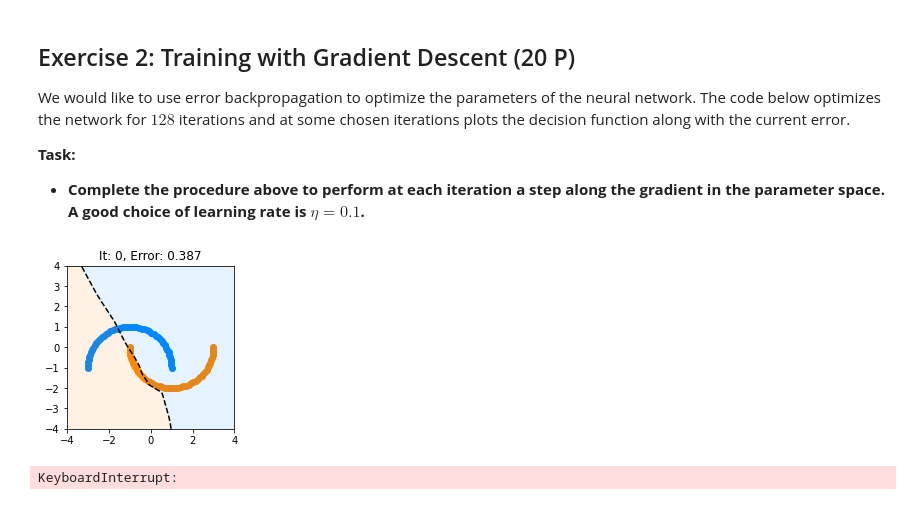
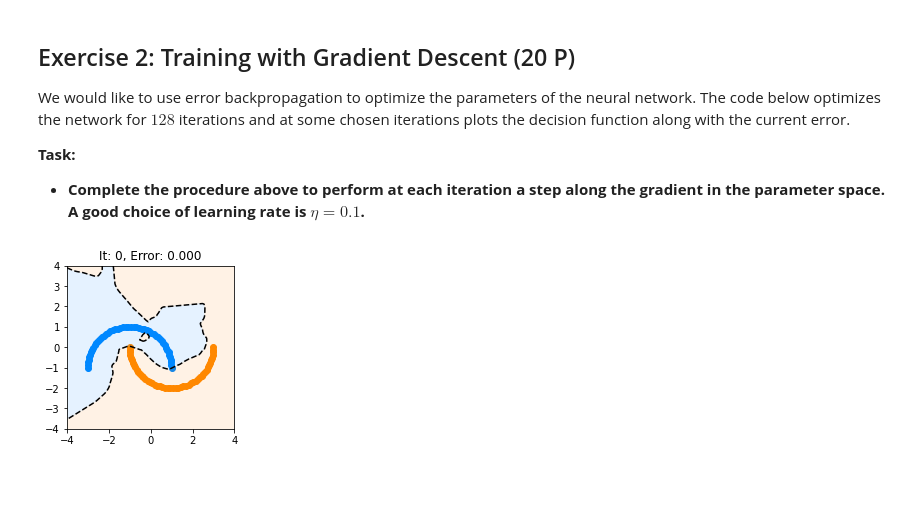
Before and after one commit to aaarrti/ML1, a Jupyter notebook: 6/sheet06-programming.ipynb, the cells around one changed output. Drawn from its saved outputs; the diff is of its cells as text; code cells hidden in the pictures.

```diff
--- a/6/sheet06-programming.ipynb
+++ b/6/sheet06-programming.ipynb
@@ -87,58 +89,50 @@ We would like to use error backpropagation to optimize the parameters of the neu
 **Task:**
  * **Complete the procedure above to perform at each iteration a step along the gradient in the parameter space. A good choice of learning rate is $\eta=0.1$.**
 # %%
-import numpy as np
-
-def backprop(X1,X2,T):
-    X = numpy.array([X1.flatten(),X2.flatten()]).T
+def backprop(X1, X2, T):
+    X = numpy.array([X1.flatten(), X2.flatten()]).T
 
     # Compute activations
-    Z = X.dot(W)+B
-    A = numpy.maximum(0,Z)
+    Z = X.dot(W) + B
+    A = numpy.maximum(0, Z)
     Y = A.dot(V)
 
     # Compute backward pass
-    DY = (-Y*T>0)*(-T)
-    DZ = numpy.outer(DY,V)*(Z>0)
+    DY = (-Y*T>0)*(-T) # de/dy
+    #DZ = numpy.outer(DY,V)*(Z>0)
 
-    db = np.gradient(B)
-    dv = np.gradient(V)
-
-    dy_dv = np.sum(A * dv) # DY
-
-    da_db = np.maximum(0, db)
-    dy_db = np.sum(V * da_db) # DB
-
-    dw = np.array(np.gradient(W, axis=1))
-    dz_dw = X.T * dw.flatten()
-    da_dw = []
-    for i in dz_dw:
-        da_dw.append(np.maximum(0, i))
-    da_dw = np.array(da_dw).reshape(2, 2, 50)
-    dy_dw = []
-    for i in da_dw:
-        dy_dw.append(np.sum(V * i)) #DW
-
-    return dy_dv, dy_db, np.array(dy_dw) # float, float, [float, float]
+    # de/dz = de/dy * v * activation(z)
+    dz = np.zeros(Z.shape)
+    #np.allclose(DZ, dz)
+    for i, v in enumerate(V):
+        _dz = DY * v * (Z[:,i] > 0)
+        dz[:,i] = _dz
+    # de/dv
+    dv = np.zeros(V.shape)
+    for i, z in enumerate(Z.T):
+        # mean with over dy
+        _dv = (DY * (z * (z>0))).mean()
+        dv[i] = _dv
+    # mean over dz
+    dw1 = (X1 * dz.T).mean(axis=1)
+    dw2 = dw1 = (X2 * dz.T).mean(axis=1)
+    dw = np.array([dw1, dw2])
+    db = dz.mean(axis=0)
+    return dw, db, dv
 
 
 
-
-
-
-def descent(X1, X2, T, W, B, V, func):
-    grad = func(X1, X2, T)
-    print(grad)
-
-
+n = 0.1
+dw, db, dv = 0, 0, 0
 for i in range(128):
-
-    if i in [0,1,3,7,15,31,63,127]:
-        Yg = forward(X1g,X2g)
-        Yd = forward(X1d,X2d)
-        Ed = numpy.maximum(0,-Yd*Td).mean()
-        plot(Yg,title="It: %d, Error: %.3f"%(i,Ed))
-        descent(X1d,X2d,Td,W,B,V,backprop)
+    dw, db, dv = backprop(X1d, X2d, Td)
+    B -= n * db
+    W -= n * dw
+    V -= n * dv
+    if i in [0, 1, 3, 7, 15, 31, 63, 127]:
+        Yg = forward(X1g, X2g)
+        Yd = forward(X1d, X2d)
+        Ed = numpy.maximum(0, -Yd * Td).mean()
+        plot(Yg, title="It: %d, Error: %.3f" % (i, Ed))
 # %% [output]
-[figure, old version]
+[figure, new version]
-KeyboardInterrupt:
```
Also changed, not shown: parts of 6 cells of this notebook.
